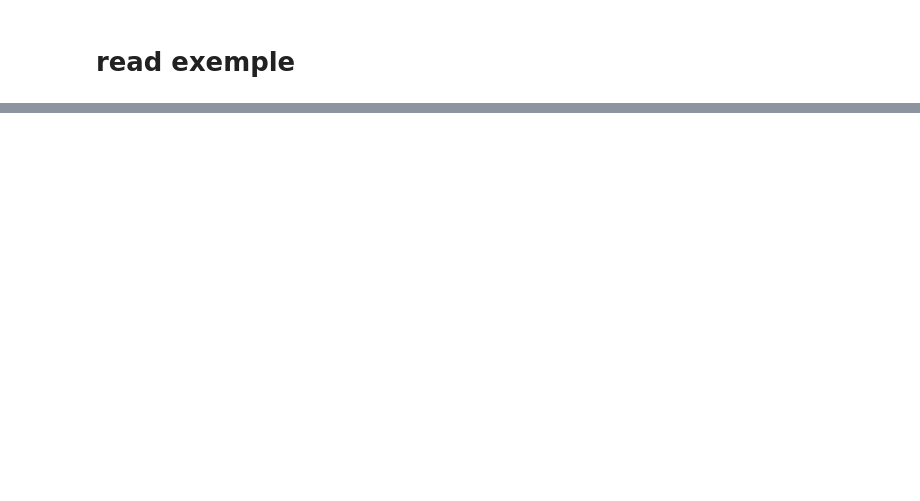
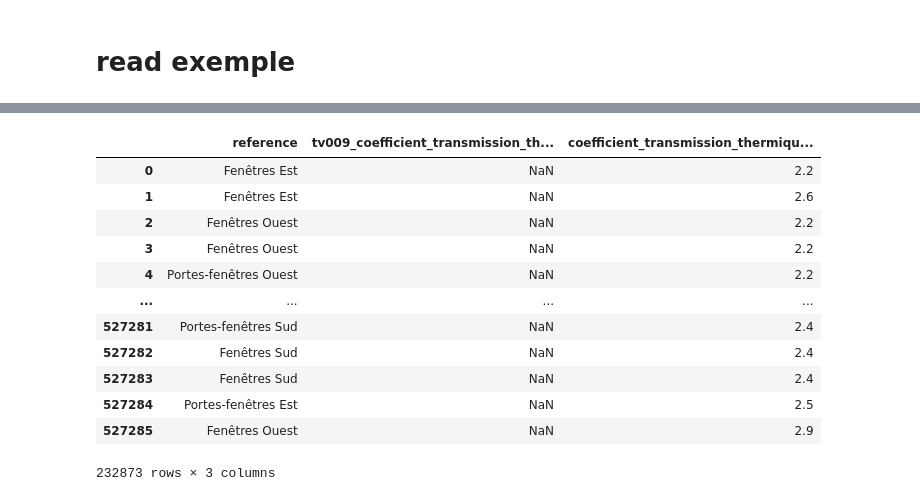
Before and after one commit to etalab/de-dpe-processing, a Jupyter notebook: data_processing_cstb/traitement_donnees_metier/analyses sur la table td008.ipynb, the cells around one changed output, grey strips where cells are left out. Drawn from its saved outputs; the diff is of its cells as text; code cells hidden in the pictures; blank space fills up the shorter version.

```diff
--- a/data_processing_cstb/traitement_donnees_metier/analyses sur la table td008.ipynb
+++ b/data_processing_cstb/traitement_donnees_metier/analyses sur la table td008.ipynb
@@ -107,3 +118,14 @@ td008_types = {'id': 'object',
                'tv020_C1': 'category'}
 # %%
 table=table.astype(td008_types)
+# %%
+table['fen_lib_from_tv009'] = table['tv009_Type de vitrage'].astype('string') + ' ' + table['tv009_Remplissage'].astype('string').fillna('') + ' '
+table['fen_lib_from_tv009'] +=table[
+    'tv009_Epaisseur Lame'].astype('Int32').fillna(0).astype(int).astype(str).replace('0', '').apply(
+    lambda x: x + ' mm ' if x != '' else x) + table['tv010_Type de matériaux'].astype('string').fillna('') + ' ' + table[
+                              'tv009_Traitement du vitrage'].astype('string').fillna('')
+table['fen_lib_from_tv009'] = table['fen_lib_from_tv009'].fillna('NONDEF')
+
+table['fen_lib_from_tv021'] = table['tv021_Type de Baie'].astype('string') + ' ' + table['tv021_Type de Vitrage'].astype('string').fillna('') + ' '
+table['fen_lib_from_tv021'] += table['tv021_Matériaux'].astype('string').fillna('')
+table['fen_lib_from_tv021'] = table['fen_lib_from_tv021'].fillna('NONDEF')
@@ -124,0 +268,16 @@ Name: coefficient_transmission_thermique_baie, Length: 527286, dtype: object
+# %%
+table.loc[nondef,['reference','tv009_coefficient_transmission_thermique_vitrage_id','coefficient_transmission_thermique_baie']]
+# %% [output]
+|  | reference | tv009_coefficient_transmission_th... | coefficient_transmission_thermiqu... |
+| 0 | Fenêtres Est | NaN | 2.2 |
+| 1 | Fenêtres Est | NaN | 2.6 |
+| 2 | Fenêtres Ouest | NaN | 2.2 |
+| 3 | Fenêtres Ouest | NaN | 2.2 |
+| 4 | Portes-fenêtres Ouest | NaN | 2.2 |
+| ... | ... | ... | ... |
+| 527281 | Portes-fenêtres Sud | NaN | 2.4 |
+| 527282 | Fenêtres Sud | NaN | 2.4 |
+| 527283 | Fenêtres Sud | NaN | 2.4 |
+| 527284 | Portes-fenêtres Est | NaN | 2.5 |
+| 527285 | Fenêtres Ouest | NaN | 2.9 |
+232873 rows × 3 columns
```
Also changed, not shown: parts of 26 cells of this notebook, 1 other file.
